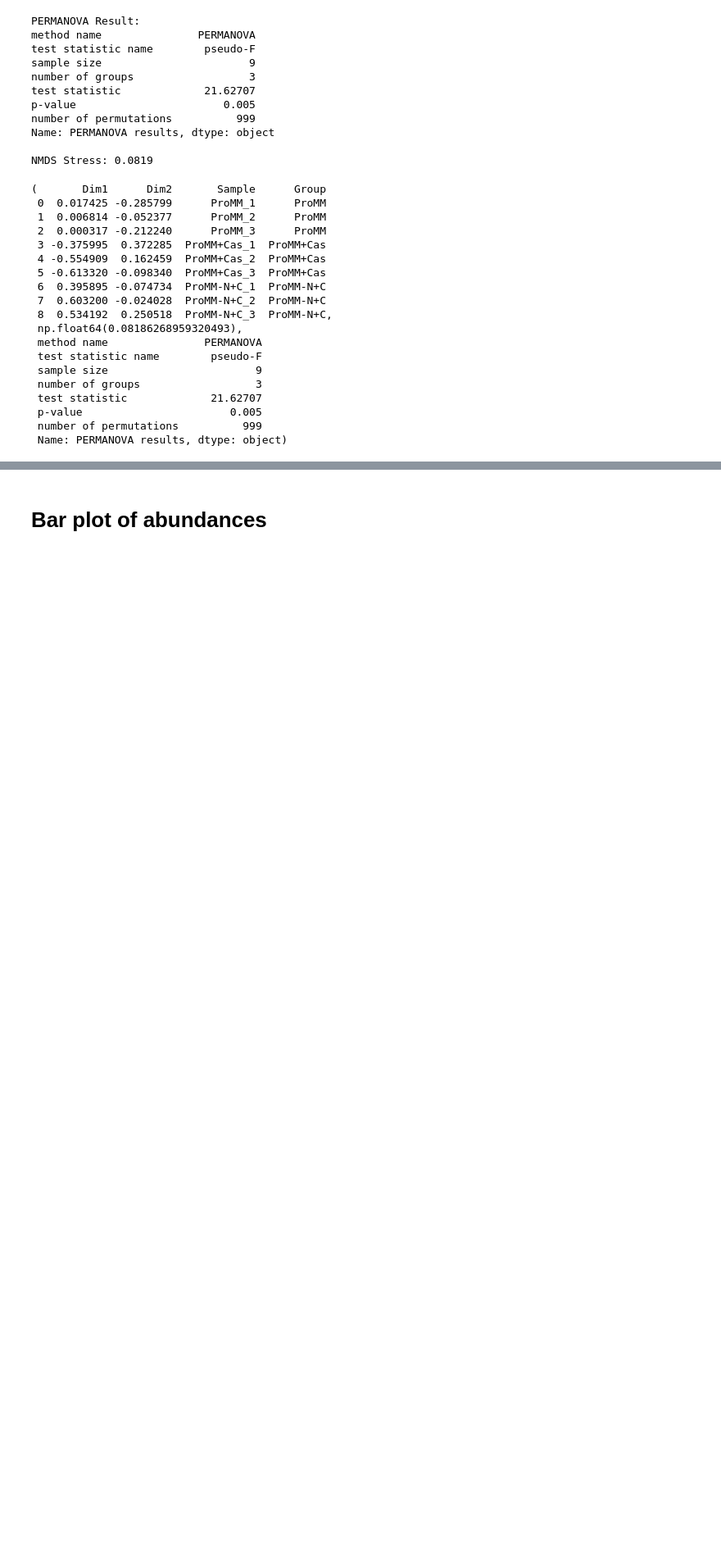
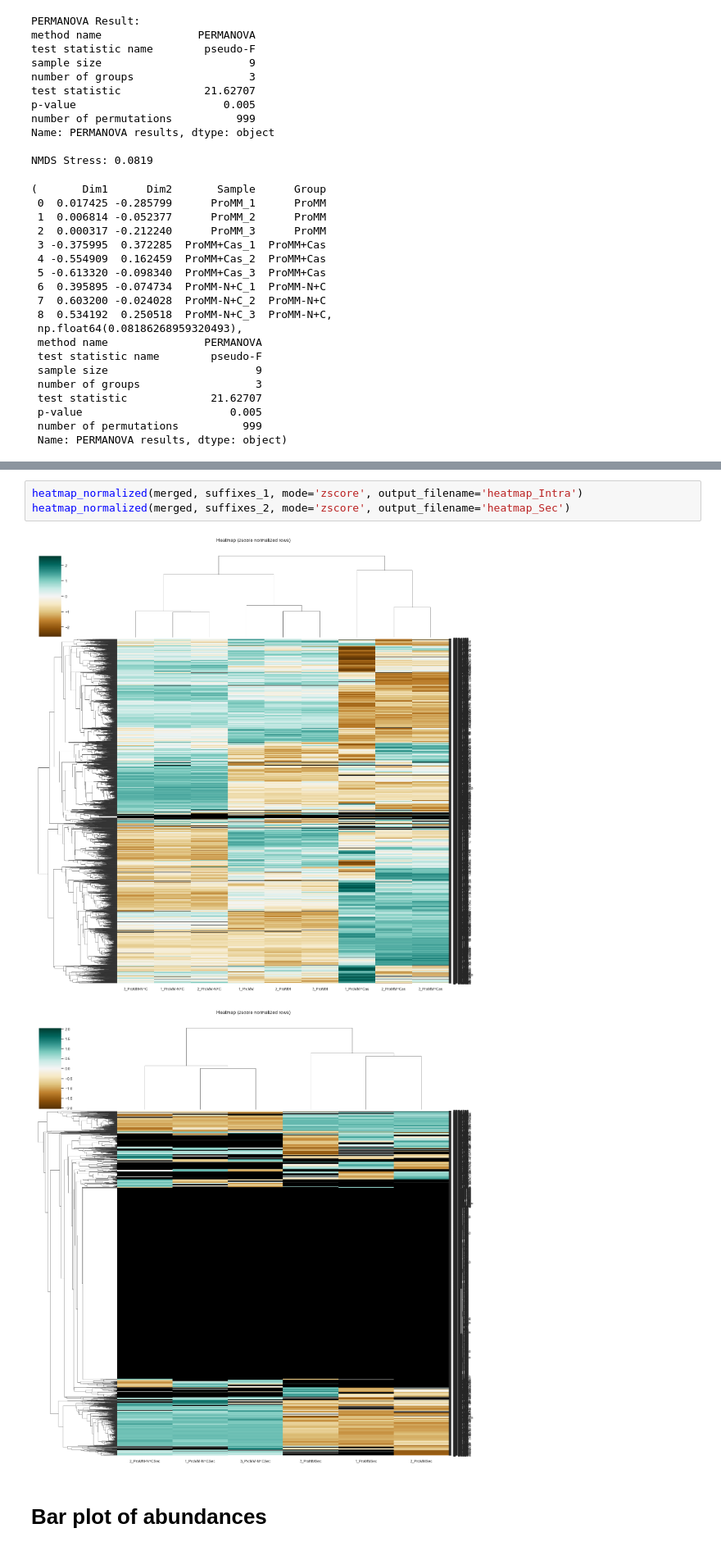
Before and after one commit to Fuchan2004/Rpom_Exoproteome, a Jupyter notebook: scripts/proteome_NMDS_heatmaps.ipynb, the cells around one changed output, grey strips where cells are left out. Shown at 82% size. Saved outputs shown, nothing was run; the diff lists cells and outputs as text; blank space fills up the shorter version.

```diff
--- a/scripts/proteome_NMDS_heatmaps.ipynb
+++ b/scripts/proteome_NMDS_heatmaps.ipynb
@@ -988,2 +605,8 @@ heatmap(decarb, suffixes, output_filename='heatmap_decarboxylase')
+# %%
+heatmap_normalized(merged, suffixes_1, mode='zscore', output_filename='heatmap_Intra')
+heatmap_normalized(merged, suffixes_2, mode='zscore', output_filename='heatmap_Sec')
+# %% [output]
+[figure, added]
+[figure, added]
 # %% [markdown]
 # Bar plot of abundances
```
Also changed, not shown: parts of 20 cells of this notebook.
